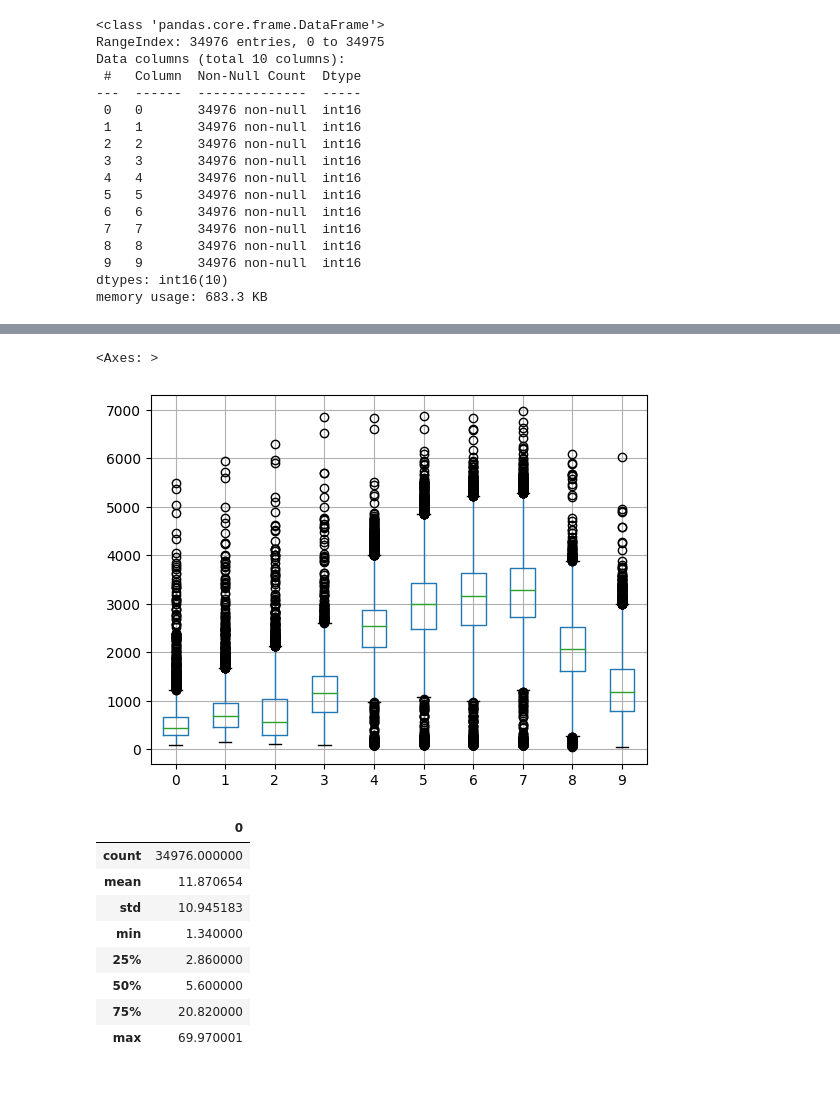
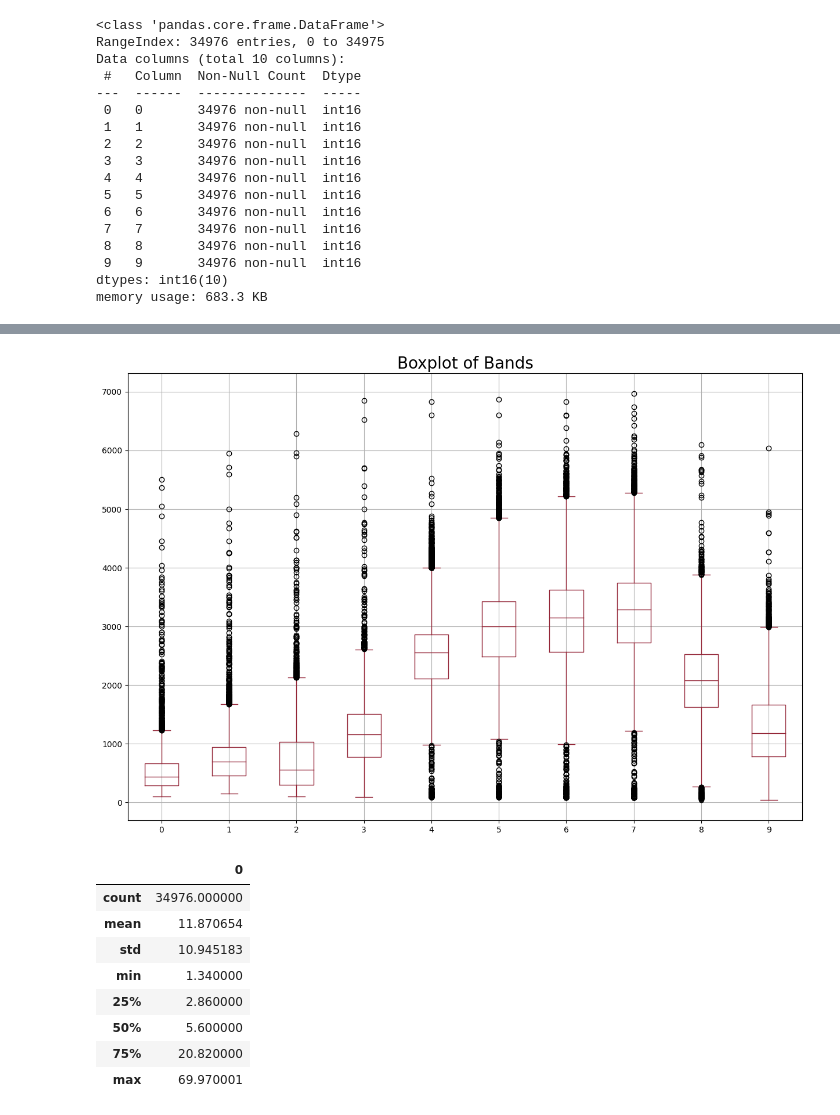
Before and after one commit to SvenLigensa/da2-casestudy, a Jupyter notebook: 1_DataExploration/1_2_ComputeStatistics.ipynb, the cells around one changed output, grey strips where cells are left out. Saved outputs shown, nothing was run; the diff lists cells and outputs as text; code cells hidden in the pictures; blank space fills up the shorter version.

```diff
--- a/1_DataExploration/1_2_ComputeStatistics.ipynb
+++ b/1_DataExploration/1_2_ComputeStatistics.ipynb
@@ -85,11 +85,13 @@ X_train.describe()
 | 50% | 434.000000 | 698.000000 | 556.000000 | 1160.000000 | 2553.000000 | 2997.000000 | 3152.000000 | 3289.000000 | 2077.000000 | 1181.000000 |
 | 75% | 666.000000 | 947.000000 | 1033.000000 | 1508.000000 | 2863.000000 | 3431.000000 | 3628.000000 | 3747.000000 | 2526.000000 | 1665.000000 |
 | max | 5500.000000 | 5952.000000 | 6286.000000 | 6848.000000 | 6835.000000 | 6872.000000 | 6831.000000 | 6966.000000 | 6098.000000 | 6037.000000 |
-# %%
-X_train.boxplot()
-# %% [output]
-<Axes: >
-[figure, removed]
+# %%
+X_train.boxplot(color='#942738', figsize=(15, 10))
+plt.title('Boxplot of Bands', fontsize=20)
+plt.savefig('Bands_Boxplot.png', bbox_inches='tight')
+plt.show()
+# %% [output]
+[figure, added]
 # %%
 y_train.describe()
 # %% [output]
```
Also changed, not shown: parts of 4 cells of this notebook, 3 other files.
